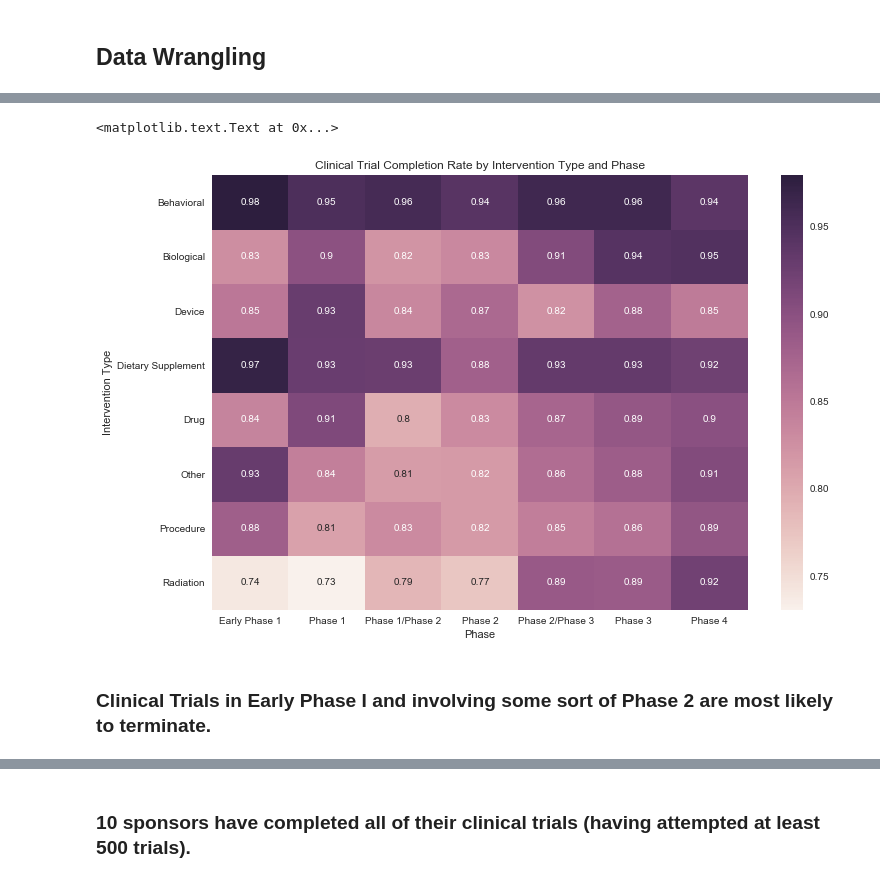
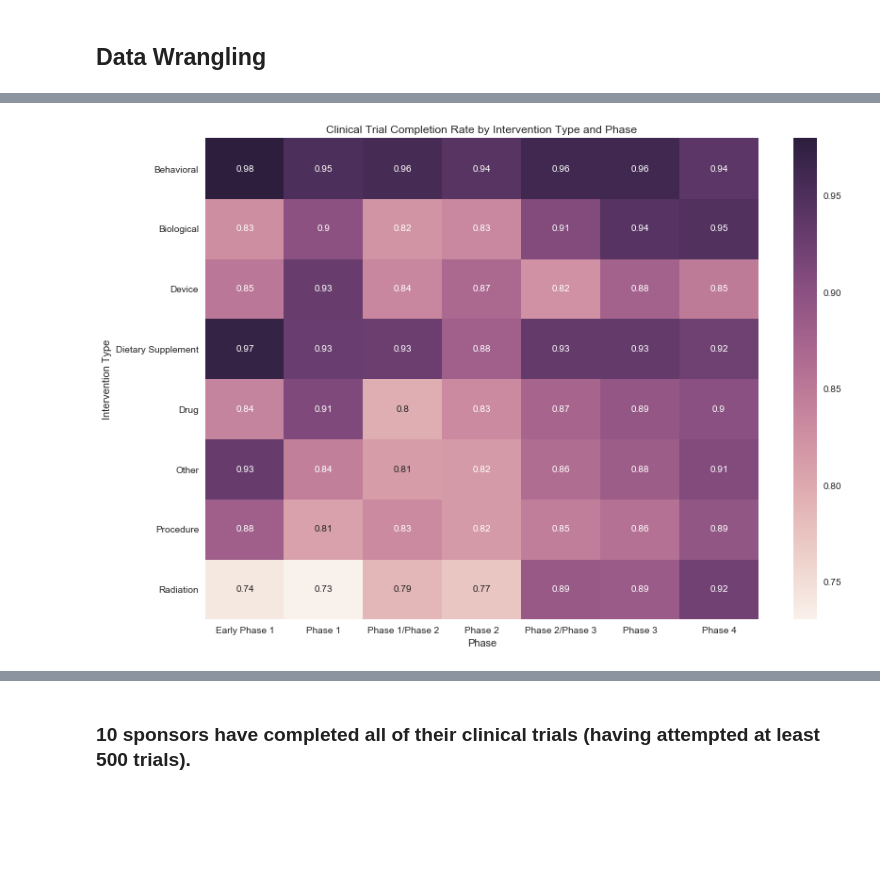
Before and after one commit to gwug/plots, a Jupyter notebook: CliTriPrime.ipynb, the cells around one changed output, grey strips where cells are left out. Cells and saved outputs as stored; diff of their text form; code cells hidden in the pictures; blank space fills up the shorter version.

```diff
--- a/CliTriPrime.ipynb
+++ b/CliTriPrime.ipynb
@@ -226,22 +254,21 @@ plt.title('Number of Terminated Clinical Trials')
 # %%
 df_fig2_pre=df_ivn_only.loc[:,['overall_status','phase', 'intervention_type']]
 df_fig2_pre2=df_fig2_pre.copy()
 df_fig2_pre3=df_fig2_pre2[df_fig2_pre2['phase'] != 'N/A']
 df_fig2_pre4=df_fig2_pre3[df_fig2_pre2['intervention_type'] != 'Not Reported']
 df_fig2_pre5=df_fig2_pre4[df_fig2_pre2['intervention_type'] != 'Combination Product']
 df_fig2_pre6=df_fig2_pre5[df_fig2_pre2['intervention_type'] != 'Diagnostic Test']
 df_fig2_pre7=df_fig2_pre6[df_fig2_pre2['intervention_type'] != 'Genetic']
 
 phase_ivn_type_pivot=pd.pivot_table(df_fig2_pre7, values='overall_status', index='intervention_type', columns='phase', aggfunc=np.mean)
 
 plt.figure(figsize=(12, 8))
 ax=sns.heatmap(phase_ivn_type_pivot, annot=True)
 ax.set_xlabel('Phase')
 ax.set_ylabel('Intervention Type')
 
 plt.title('Clinical Trial Completion Rate by Intervention Type and Phase')
+plt.tight_layout()
+plt.savefig('fig2.png')
 # %% [output]
-<matplotlib.text.Text at 0x...>
-[figure, old version]
+[figure, new version]
-# %% [markdown]
-### Clinical Trials in Early Phase I and involving some sort of Phase 2 are most likely to terminate.
```
Also changed, not shown: parts of 11 cells of this notebook.
